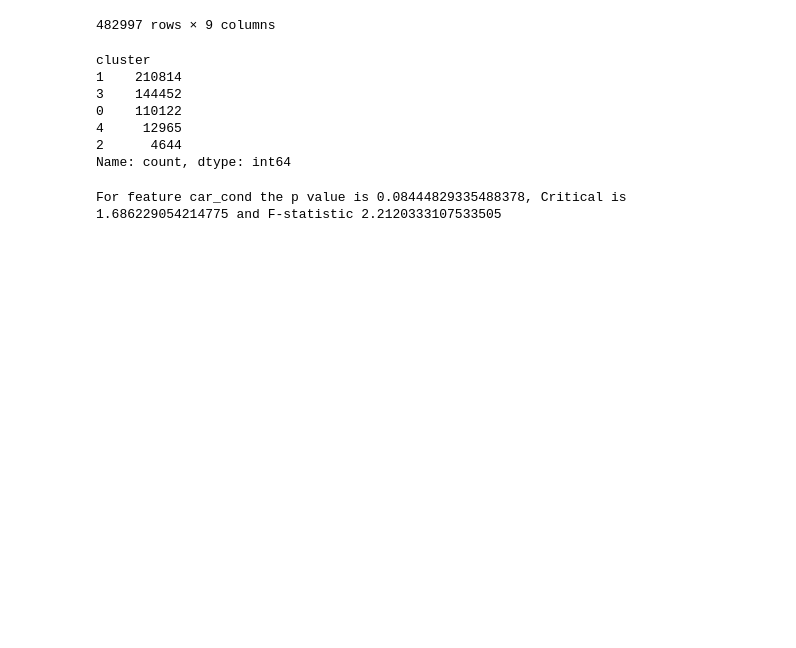
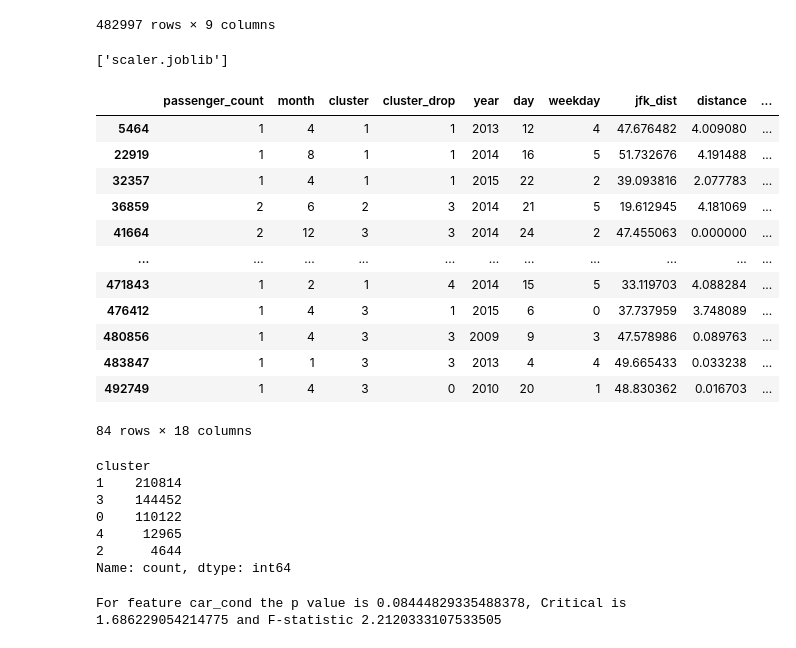
Before and after one commit to zizoisprogramming/Car-travels, a Jupyter notebook: Notebook/car_travels.ipynb, the cells around one changed output. Saved outputs shown, nothing was run; the diff lists cells and outputs as text; code cells hidden in the pictures; blank space fills up the shorter version.

```diff
--- a/car_travels.ipynb
+++ b/Notebook/car_travels.ipynb
@@ -1270,6 +1325,26 @@ See the caveats in the documentation: https://pandas.pydata.org/pandas-docs/stab
 | 498167 | Good | stormy | Congested Traffic | 12 | 2015 | 1 | 0 | 6.5 | -0.719007 |
 | 498168 | Very Good | sunny | Flow Traffic | 12 | 2010 | 3 | 3 | 4.9 | -0.338890 |
 482997 rows × 9 columns
+# %%
+dump(scaler, 'scaler.joblib')
+# %% [output]
+['scaler.joblib']
+# %%
+data_cleaned[data_cleaned['fare_amount'] == 40]
+# %% [output]
+|  | passenger_count | month | cluster | cluster_drop | year | day | weekday | jfk_dist | distance | ... |
+| 5464 | 1 | 4 | 1 | 1 | 2013 | 12 | 4 | 47.676482 | 4.009080 | ... |
+| 22919 | 1 | 8 | 1 | 1 | 2014 | 16 | 5 | 51.732676 | 4.191488 | ... |
+| 32357 | 1 | 4 | 1 | 1 | 2015 | 22 | 2 | 39.093816 | 2.077783 | ... |
+| 36859 | 2 | 6 | 2 | 3 | 2014 | 21 | 5 | 19.612945 | 4.181069 | ... |
+| 41664 | 2 | 12 | 3 | 3 | 2014 | 24 | 2 | 47.455063 | 0.000000 | ... |
+| ... | ... | ... | ... | ... | ... | ... | ... | ... | ... | ... |
+| 471843 | 1 | 2 | 1 | 4 | 2014 | 15 | 5 | 33.119703 | 4.088284 | ... |
+| 476412 | 1 | 4 | 3 | 1 | 2015 | 6 | 0 | 37.737959 | 3.748089 | ... |
+| 480856 | 1 | 4 | 3 | 3 | 2009 | 9 | 3 | 47.578986 | 0.089763 | ... |
+| 483847 | 1 | 1 | 3 | 3 | 2013 | 4 | 4 | 49.665433 | 0.033238 | ... |
+| 492749 | 1 | 4 | 3 | 0 | 2010 | 20 | 1 | 48.830362 | 0.016703 | ... |
+84 rows × 18 columns
 # %%
 data_cat['cluster'].value_counts()
 # %% [output]
```
Also changed, not shown: parts of 7 cells of this notebook, 22 other files.
